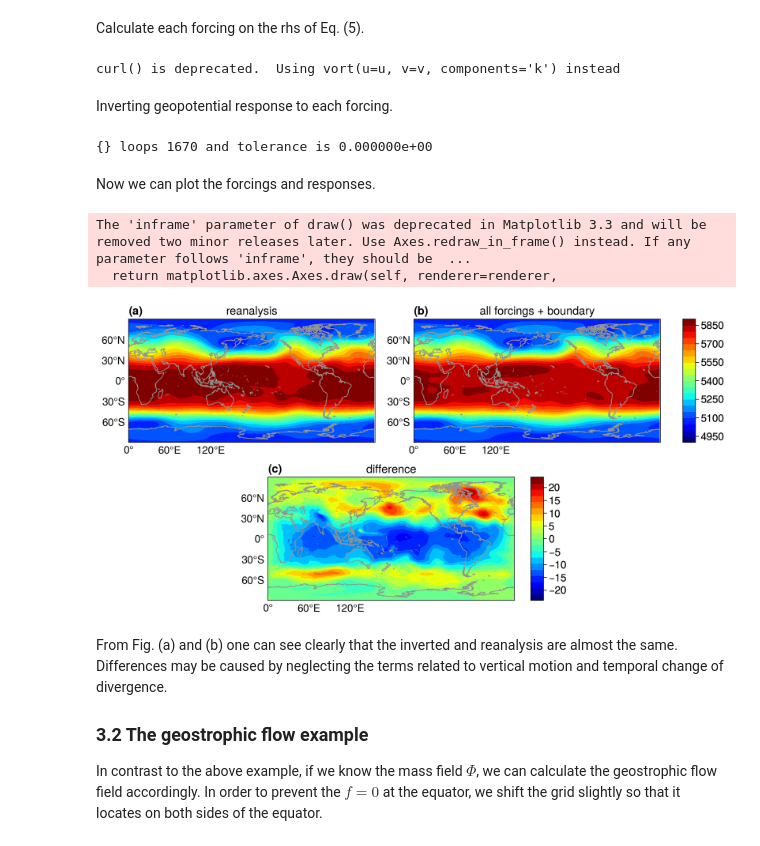
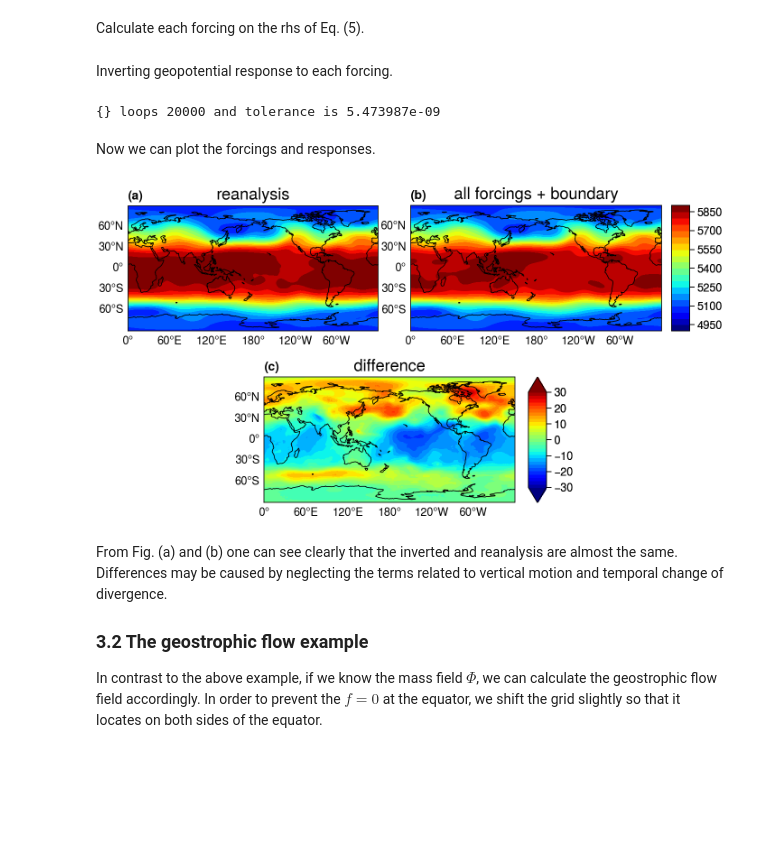
Before and after one commit to miniufo/xinvert, a Jupyter notebook: docs/source/notebooks/03_Balanced_mass_and_flow.ipynb, the cells around one changed output. Saved outputs shown, nothing was run; the diff lists cells and outputs as text; code cells hidden in the pictures; blank space fills up the shorter version.

```diff
--- a/docs/source/notebooks/03_Balanced_mass_and_flow.ipynb
+++ b/docs/source/notebooks/03_Balanced_mass_and_flow.ipynb
@@ -71,11 +71,11 @@ Now we have a global horizontal wind field $(u,v)$, and we want to recover the g
 # %%
 ### geopotential model example ###
 import sys
-sys.path.append('../../')
+sys.path.append('../../../')
 import xarray as xr
 
 # loading data from a dataset
-ds = xr.open_dataset('../Data/atmos3D.nc').sel({'LEV':500})
+ds = xr.open_dataset('../../../Data/atmos3D.nc').sel({'LEV':500})
 
 u = ds.U
 v = ds.V
@@ -85,17 +85,15 @@ Calculate each forcing on the rhs of Eq. (5).
 # %%
 ### calculate each forcing ###
 import numpy as np
-import xarray as xr
-from GeoApps.DiagnosticMethods import Dynamics
-from GeoApps.GridUtils import add_latlon_metrics
-from GeoApps.ConstUtils import omega, Rearth
+from xinvert import FiniteDiff
 
+Rearth = 6371200.0  # Earth radius
+omega = 7.292e-5    # angular speed of the earth rotation
 
-dset, grid = add_latlon_metrics(ds)
+fd = FiniteDiff(dim_mapping={'Y':'lat', 'X':'lon'},
+                BCs={'Y':'reflect', 'X':'periodic'}, coords='lat-lon')
 
-dyn = Dynamics(dset, grid, arakawa='A')
-
-vort = dyn.curl(u, v)
+vort = fd.curl(u, v)
 cosF = np.cos(np.deg2rad(u.lat))
 sinF = np.sin(np.deg2rad(u.lat))
 beta = 2.0 * omega * cosF / Rearth
@@ -103,23 +101,23 @@ fcor = 2.0 * omega * sinF
 
 
 # force 2
-tmp2 = grid.derivative(u, 'X') * grid.interp(u, 'X')
-frc2 = -grid.derivative(tmp2, 'X').load()
+tmp2 = fd.grad(u, 'X', BCs='periodic') * u
+frc2 = -fd.grad(tmp2, 'X').load()
 frc2 = xr.where(np.isfinite(frc2), frc2, np.nan)
 
 # force 3
-tmp3 = grid.interp(grid.derivative(v, 'X'), 'X') * u * cosF
-frc3 = -grid.interp(grid.derivative(tmp3, 'Y', boundary='extend'), 'Y', boundary='extend').load() / cosF
+tmp3 = fd.grad(v, 'X') * u * cosF
+frc3 = -fd.grad(tmp3, 'Y', BCs='extend').load() / cosF
 frc3 = xr.where(np.isfinite(frc3), frc3, np.nan)
 
 # force 4
-tmp4 = grid.interp(grid.derivative(u, 'Y', boundary='extend'), 'Y', boundary='extend') * v
-frc4 = -grid.interp(grid.derivative(tmp4, 'X'), 'X').load()
+tmp4 = fd.grad(u, 'Y', BCs='extend') * v
+frc4 = -fd.grad(tmp4, 'Y').load()
 frc4 = xr.where(np.isfinite(frc4), frc4, np.nan)
 
 # force 5
-tmp5 = grid.derivative(v, 'Y', boundary='extend') * grid.interp(v*cosF, 'Y', boundary='extend')
-frc5 = -grid.derivative(tmp5, 'Y', boundary='extend').load() / cosF
+tmp5 = fd.grad(v, 'Y', BCs='extend') * v*cosF
+frc5 = -fd.grad(tmp5, 'Y', BCs='extend').load() / cosF
 frc5 = xr.where(np.isfinite(frc5), frc5, np.nan)
 
 # force 9
@@ -132,37 +130,36 @@ frc10 = xr.where(np.isfinite(frc10), frc10, np.nan)
 
 # force 11
 tmp11 = -u**2 * sinF / Rearth
-frc11 = grid.interp(grid.derivative(tmp11, 'Y', boundary='extend'), 'Y', boundary='extend').load() / cosF
+frc11 = fd.grad(tmp11, 'Y', BCs='extend').load() / cosF
 frc11 = xr.where(np.isfinite(frc11), frc11, np.nan)
 
 # force 12
 tmp12 = u * v * sinF / cosF / Rearth
-frc12 = grid.interp(grid.derivative(tmp12, 'X'), 'X').load()
+frc12 = fd.grad(tmp12, 'X').load()
 frc12 = xr.where(np.isfinite(frc12), frc12, np.nan)
 
 
 # all forces
 frcAll = frc2 + frc3 + frc4 + frc5 + frc9 + frc10 + frc11 + frc12
-frcAll = xr.where(np.isfinite(frcAll), frcAll, np.nan) # change inf to nan
+frcAll = xr.where(np.isfinite(frcAll), frcAll, np.nan)
+frcAll = frcAll.fillna(0)
-# %% [output]
-curl() is deprecated.  Using vort(u=u, v=v, components='k') instead
 # %% [markdown]
 Inverting geopotential response to each forcing.
 # %%
 ### inverting ###
-from xinvert.xinvert import invert_Poisson
+from xinvert import invert_Poisson
 
 hbc = (h*9.81).load() # boundary values
 
 iParams = {
     'BCs'      : ['fixed', 'periodic'],
-    'mxLoop'   : 5000,
+    'mxLoop'   : 20000,
     'tolerance': 1e-12,
 }
 
 sf = invert_Poisson(frcAll, dims=['lat','lon'], icbc=hbc, iParams=iParams)
 # %% [output]
-{} loops 1670 and tolerance is 0.000000e+00
+{} loops 20000 and tolerance is 5.473987e-09
 # %% [markdown]
 Now we can plot the forcings and responses.
 # %%
@@ -173,39 +170,37 @@ array = [
     [1, 1, 2, 2],
     [0, 3, 3, 0],
 ]
 
-fig, axes = pplt.subplots(array, figsize=(10, 5), sharex=3, sharey=3,
+fig, axes = pplt.subplots(array, figsize=(7, 3.8), sharex=3, sharey=3,
                           proj=pplt.Proj('cyl', lon_0=180))
 
 fontsize = 13
 
 ax = axes[0]
 p=ax.contourf(h, cmap='jet', levels=np.linspace(4900, 5900,21))
 ax.set_title('reanalysis', fontsize=fontsize)
 ax.set_ylim([-90, 90])
 ax.set_xlim([-180, 180])
 
 ax = axes[1]
 p=ax.contourf(sf/9.81, cmap='jet', levels=np.linspace(4900, 5900,21))
 ax.set_title('all forcings + boundary', fontsize=fontsize)
 ax.set_ylim([-90, 90])
 ax.set_xlim([-180, 180])
 ax.colorbar(p, loc='r', length=1, label='', ticks=150)
 
 ax = axes[2]
-p=ax.contourf(sf/9.81-h, cmap='jet', levels=np.linspace(-24, 24,21))
+p=ax.contourf(sf/9.81-h, cmap='jet', levels=np.linspace(-30, 30,30), extend='both')
 ax.set_title('difference', fontsize=fontsize)
 ax.set_ylim([-90, 90])
 ax.set_xlim([-180, 180])
-ax.colorbar(p, loc='r', length=1, label='', ticks=5)
+ax.colorbar(p, loc='r', length=1, label='', ticks=10)
 
 axes.format(abc='(a)', coast=True,
             lonlines=60, latlines=30, lonlabels='b', latlabels='l',
             grid=False, labels=False)
 # %% [output]
-The 'inframe' parameter of draw() was deprecated in Matplotlib 3.3 and will be removed two minor releases later. Use Axes.redraw_in_frame() instead. If any parameter follows 'inframe', they should be  ...
-  return matplotlib.axes.Axes.draw(self, renderer=renderer,
-[figure, old version]
+[figure, new version]
 # %% [markdown]
 From Fig. (a) and (b) one can see clearly that the inverted and reanalysis are almost the same.  Differences may be caused by neglecting the terms related to vertical motion and temporal change of divergence.
 
```
Also changed, not shown: parts of 4 cells of this notebook, 7 other files.
